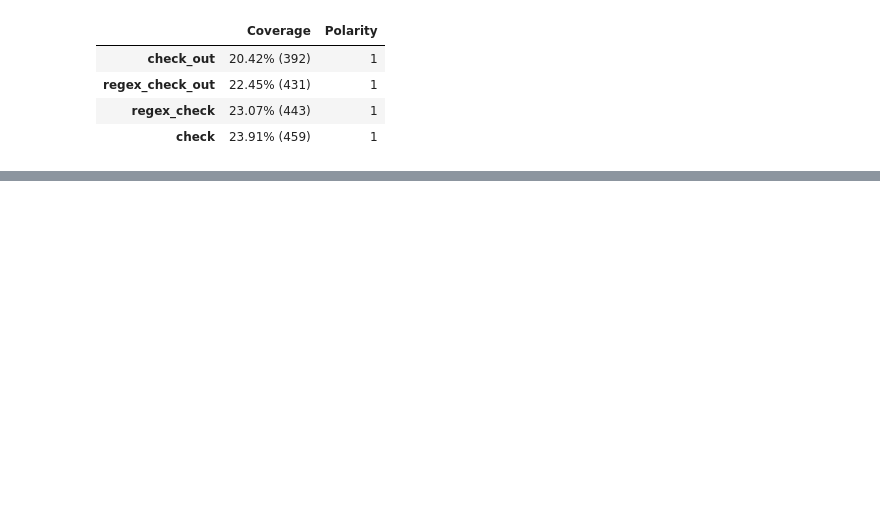
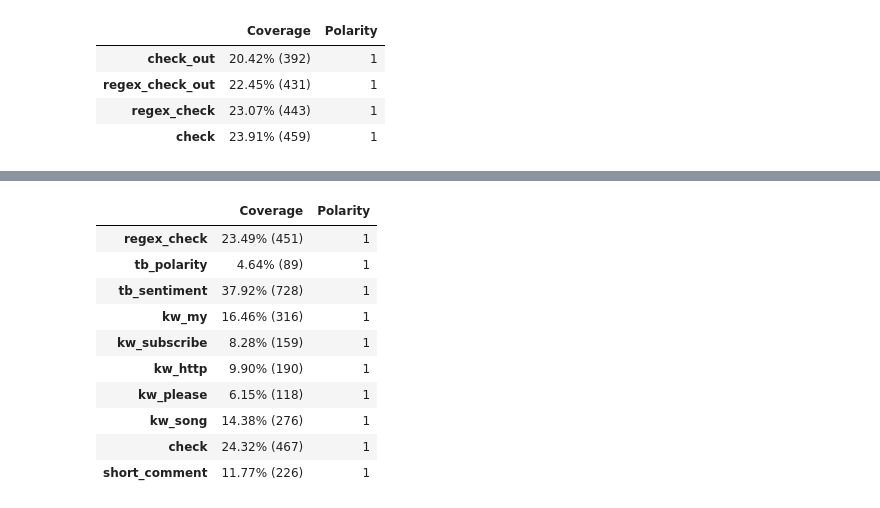
Before and after one commit to lgvaz/lazylabel, a Jupyter notebook: examples/youtube_spam.ipynb, the cells around one changed output, grey strips where cells are left out. Saved outputs shown, nothing was run; the diff lists cells and outputs as text; code cells hidden in the pictures; blank space fills up the shorter version.

```diff
--- a/examples/youtube_spam.ipynb
+++ b/examples/youtube_spam.ipynb
@@ -138,2 +129,5 @@ def tb_sentiment(x, tb):
+# %%
+labeller.remove('check_out')
+labeller.remove('regex_check_out')
 # %%
 from textblob import TextBlob
@@ -149,0 +188,4 @@ scores.polarity, scores.subjectivity
+# %%
+tasks = tasks_labels(labeller, tls, vocab)
+dset = Datasets(tls=[tasks], tfms=[])
+dls = dset.dataloaders()
@@ -149,0 +194,14 @@ scores.polarity, scores.subjectivity
+# %%
+labeller.summary(dls.train)
+# %% [output]
+|  | Coverage | Polarity |
+| regex_check | 23.49% (451) | 1 |
+| tb_polarity | 4.64% (89) | 1 |
+| tb_sentiment | 37.92% (728) | 1 |
+| kw_my | 16.46% (316) | 1 |
+| kw_subscribe | 8.28% (159) | 1 |
+| kw_http | 9.90% (190) | 1 |
+| kw_please | 6.15% (118) | 1 |
+| kw_song | 14.38% (276) | 1 |
+| check | 24.32% (467) | 1 |
+| short_comment | 11.77% (226) | 1 |
```
Also changed, not shown: parts of 16 cells of this notebook, 5 other files.
